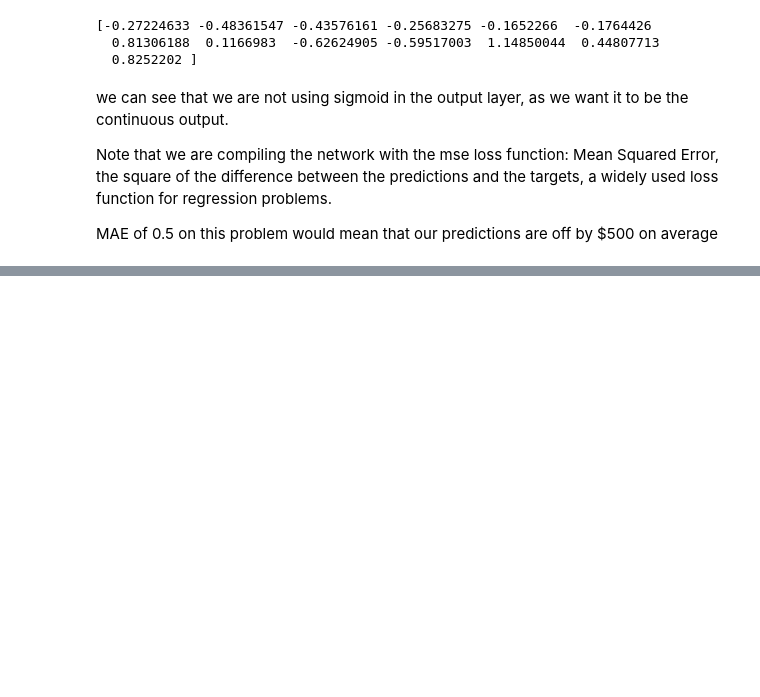
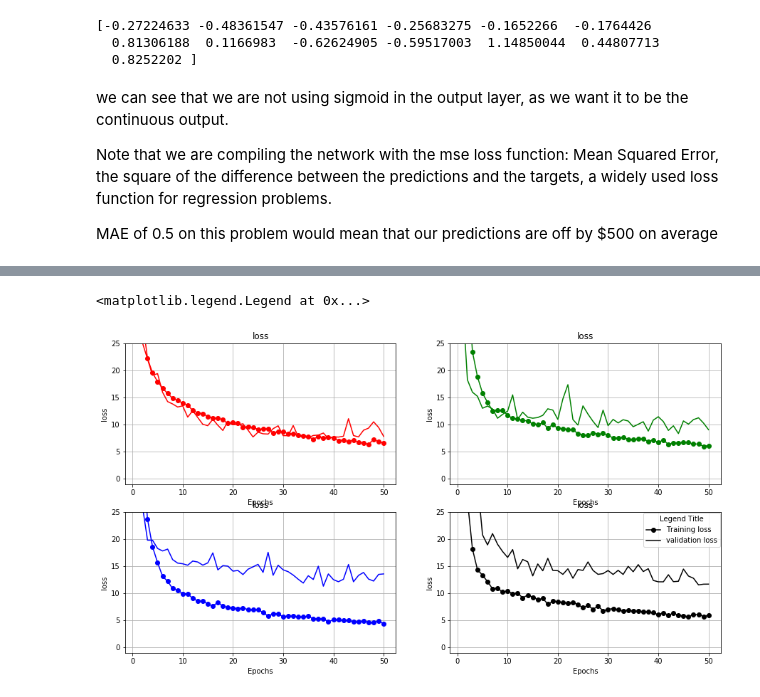
Before and after one commit to sidhant-guliani/Deep-learning-projects, a Jupyter notebook: 2-Predicting_house_prices.ipynb, the cells around one changed output, grey strips where cells are left out. Saved outputs shown, nothing was run; the diff lists cells and outputs as text; code cells hidden in the pictures; blank space fills up the shorter version.

```diff
--- a/2-Predicting_house_prices.ipynb
+++ b/2-Predicting_house_prices.ipynb
@@ -77,0 +155,21 @@ One way we saw in earlier notebook
+# %%
+color = ['r', 'g', 'b', 'k']
+epochs = range(1, len(all_mae_histories[0]) + 1)
+plt.figure(figsize=(15,8))
+for i in range(4):
+    plt.subplot(2, 2, i+1)
+    plt.plot(epochs,loss[i], 'o-' , color = color[i])
+    plt.plot(epochs,loss_val[i] , color = color[i])
+    plt.title('loss')
+    plt.xlabel('Epochs')
+    plt.ylabel('loss')
+    plt.ylim((-1,25))
+    plt.grid()
+plt.legend(labels = [ 'Training loss', 'validation loss'],
+           loc="best",   # Position of legend
+           borderaxespad=0.1,    # Small spacing around legend box
+           title="Legend Title"  # Title for the legend
+           )
+# %% [output]
+<matplotlib.legend.Legend at 0x...>
+[figure, added]
```
Also changed, not shown: parts of 7 cells of this notebook, 1 other file.
